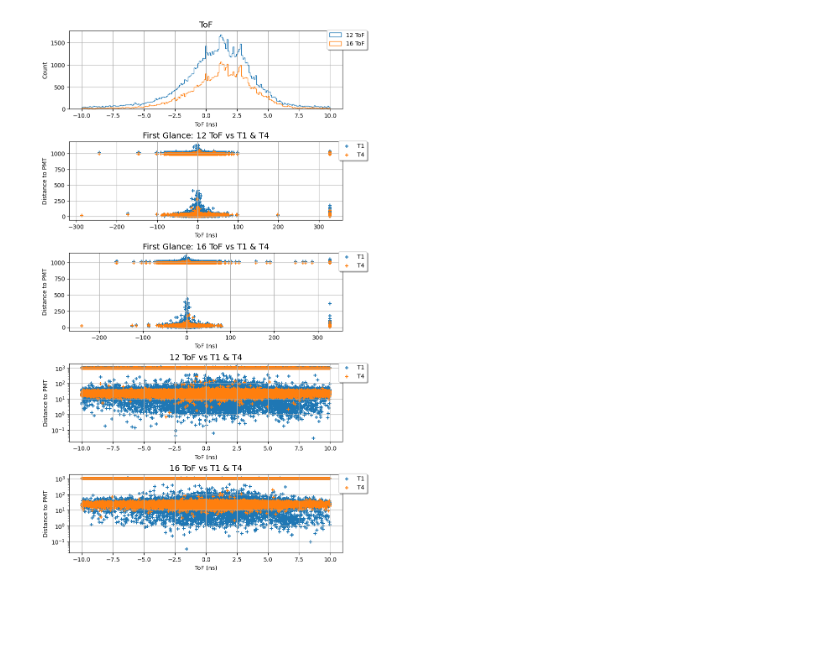
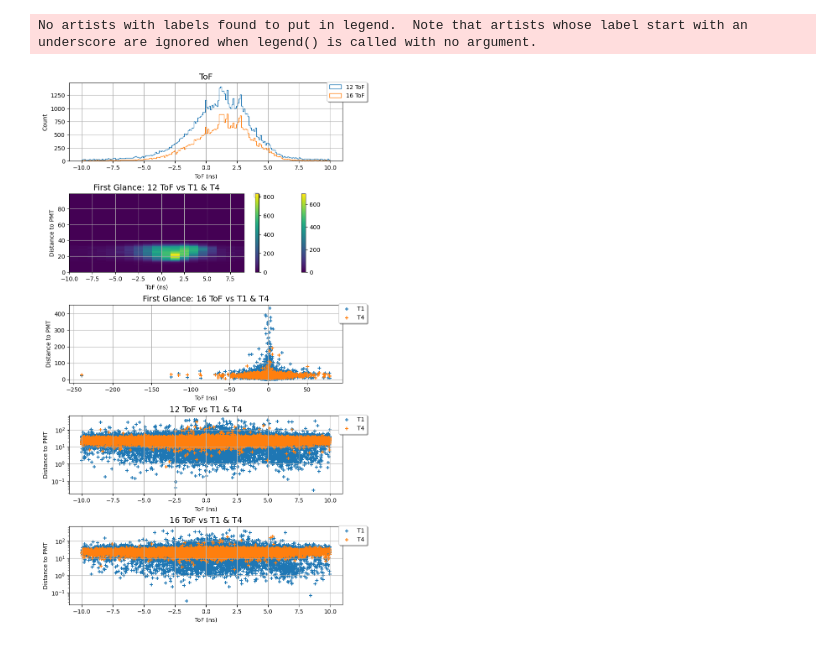
Before and after one commit to llbranch/Monte-Python, a Jupyter notebook: poetryEnv/Plots_11_16_23/mcmurdo_analysis.ipynb, the cells around one changed output. Cells and saved outputs as stored; diff of their text form; code cells hidden in the pictures; blank space fills up the shorter version.

```diff
--- a/poetryEnv/Plots_11_16_23/mcmurdo_analysis.ipynb
+++ b/poetryEnv/Plots_11_16_23/mcmurdo_analysis.ipynb
@@ -257,7 +280,8 @@ LinregressResult(slope=1.8690461118285502, intercept=294.02333217242625, rvalue=
 # %%
 # TOF and dfdN are both series
 
-tof12 = df['ToF'] # (101073,)
+# Do not uncomment, this is moved to load data section
+tof12 = df['ToF']# (101073,)
 tof16 = df2['ToF'] # (58450,)
 
 # dfd1  (101073,)
@@ -303,9 +327,12 @@ ax[0].set_xlabel('ToF (ns)',fontsize=10)
 # ax[1].grid()
 # ax[1].set_title('T4 to PMT')
 
-ax[1].scatter(df['ToF'], dfd1, color = 'C0', label='T1', marker= '+')
-ax[1].scatter(df['ToF'], dfd4, color = 'C1', label='T4', marker= '+')
-# ax[1].set_yscale('log')
+h1 = ax[1].hist2d(df['ToF'], dfd1, bins =[np.arange(-10,10,1), np.arange(0,100,1)], cmap =)
+h2 = ax[1].hist2d(df['ToF'], dfd4, bins =[np.arange(-10,10,1), np.arange(0,100,1)])
+fig.colorbar(h1[3], ax=ax[1])
+fig.colorbar(h2[3], ax=ax[1])
+# ax[1].set_xlim([-50, 50])
+# ax[1].set_ylim([0, 100])
 ax[1].legend(bbox_to_anchor=(1.1, 1.05),fancybox=True, shadow=True)
 ax[1].grid()
 ax[1].set_title('First Glance: 12 ToF vs T1 & T4',fontsize=14)
@@ -317,34 +344,35 @@ ax[2].scatter(df2['ToF'], df2d4, color = 'C1', label='T4', marker= '+')
 # ax[2].set_yscale('log')
 ax[2].legend(bbox_to_anchor=(1.1, 1.05),fancybox=True, shadow=True)
 ax[2].grid()
 ax[2].set_title('First Glance: 16 ToF vs T1 & T4',fontsize=14)
 ax[2].set_ylabel('Distance to PMT',fontsize=10)
 ax[2].set_xlabel('ToF (ns)',fontsize=10)
 
 ax[3].scatter(tof12_10, dfd1_10, color = 'C0', label='T1', marker= '+')
 ax[3].scatter(tof12_10, dfd4_10, color = 'C1', label='T4', marker= '+')
 ax[3].set_yscale('log')
 ax[3].legend(bbox_to_anchor=(1.1, 1.05),fancybox=True, shadow=True)
 ax[3].grid()
 ax[3].set_title('12 ToF vs T1 & T4',fontsize=14)
 ax[3].set_ylabel('Distance to PMT',fontsize=10)
 ax[3].set_xlabel('ToF (ns)',fontsize=10)
 
 ax[4].scatter(tof16_10, df2d1_10, color = 'C0', label='T1', marker= '+')
 ax[4].scatter(tof16_10, df2d4_10, color = 'C1', label='T4', marker= '+')
 ax[4].set_yscale('log')
 ax[4].legend(bbox_to_anchor=(1.1, 1.05),fancybox=True, shadow=True)
 ax[4].grid()
 ax[4].set_title('16 ToF vs T1 & T4',fontsize=14)
 ax[4].set_ylabel('Distance to PMT',fontsize=10)
 ax[4].set_xlabel('ToF (ns)',fontsize=10)
 
 
 fig.tight_layout()
 fig.subplots_adjust(top=.93)
 plt.show()
 # %% [output]
+No artists with labels found to put in legend.  Note that artists whose label start with an underscore are ignored when legend() is called with no argument.
-[figure, old version]
+[figure, new version]
 # %%
 # TOF and dfdN are both series
 
```
Also changed, not shown: parts of 6 cells of this notebook.
